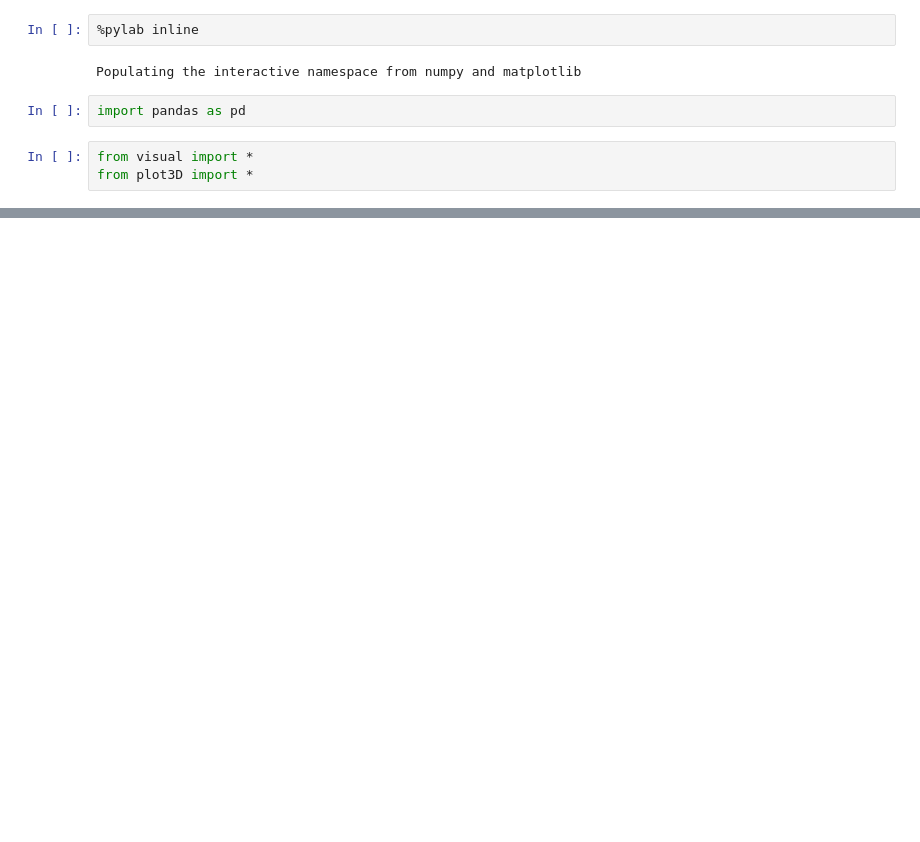
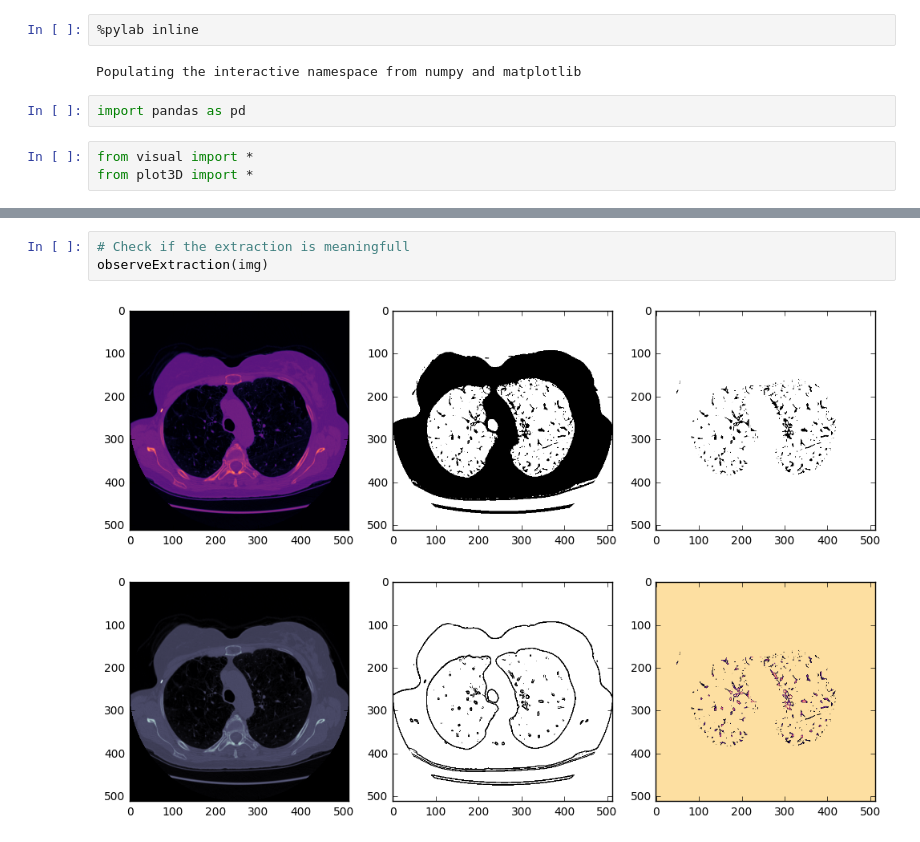
Before and after one commit to mingdingzhiai/LungCancer, a Jupyter notebook: Notebook.ipynb, the cells around one changed output, grey strips where cells are left out. Cells and saved outputs as stored; diff of their text form; blank space fills up the shorter version.

```diff
--- a/Notebook.ipynb
+++ b/Notebook.ipynb
@@ -25,0 +37,5 @@ pic = clearFrame(img,-1200,-800)
+# %%
+# Check if the extraction is meaningfull
+observeExtraction(img)
+# %% [output]
+[figure, added]
```
Also changed, not shown: parts of 19 cells of this notebook.
